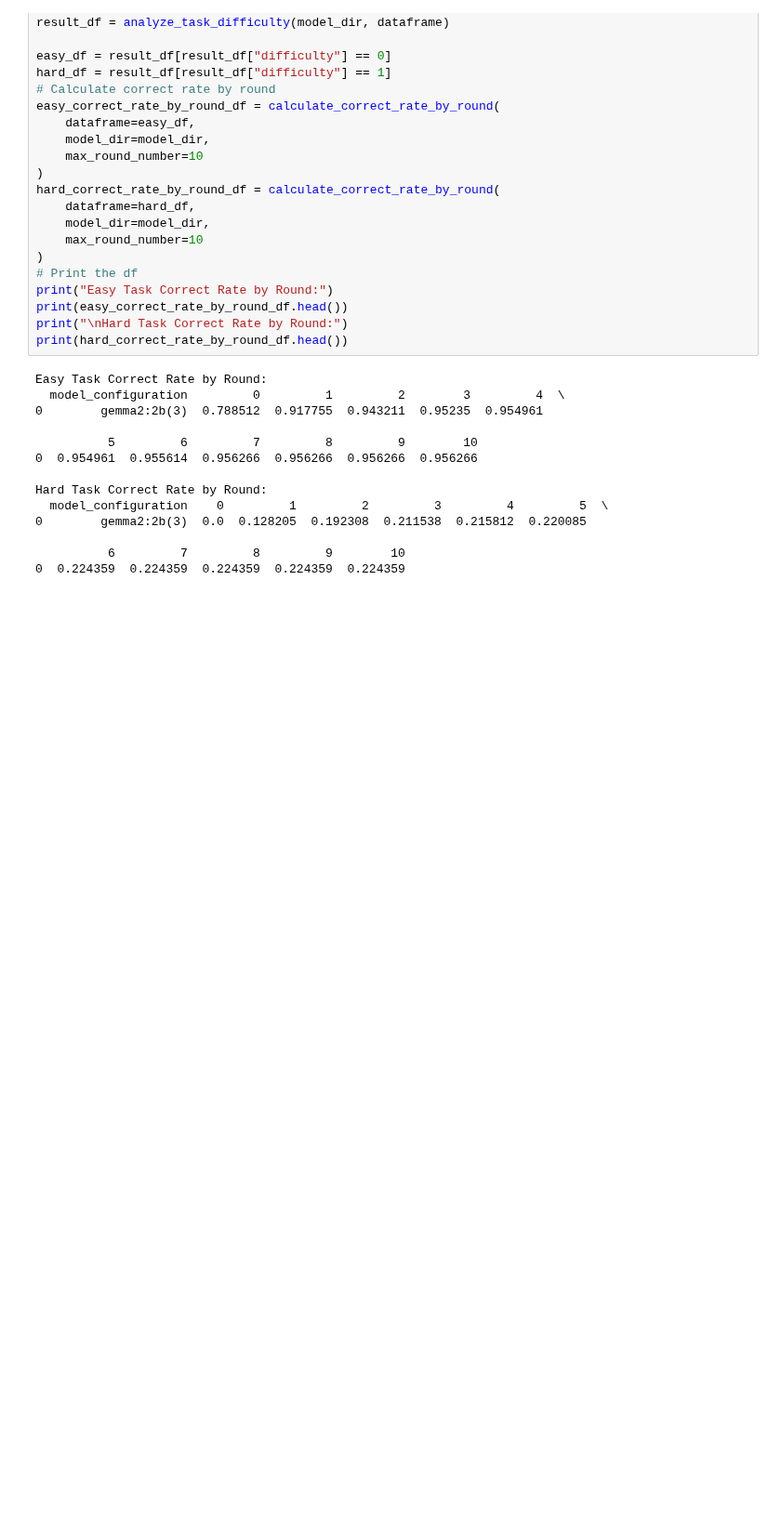
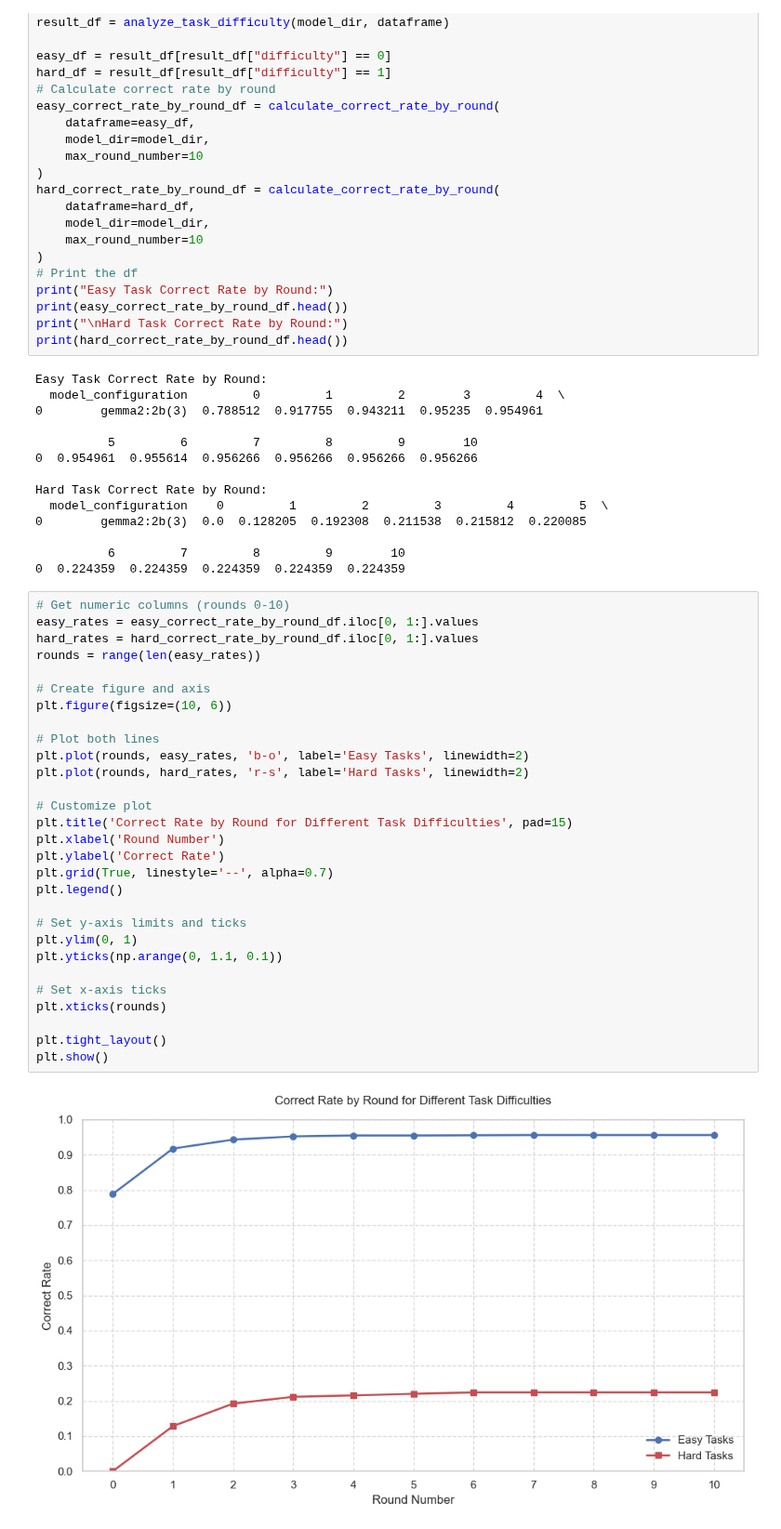
Before and after one commit to tyrionhuu/Multi-LLM-Debate, a Jupyter notebook: notebooks/correct_rate.ipynb, the cells around one changed output. Shown at 93% size. Saved outputs shown, nothing was run; the diff lists cells and outputs as text; blank space fills up the shorter version.

```diff
--- a/notebooks/correct_rate.ipynb
+++ b/notebooks/correct_rate.ipynb
@@ -51,3 +51,34 @@ Hard Task Correct Rate by Round:
 
           6         7         8         9        10
 0  0.224359  0.224359  0.224359  0.224359  0.224359
+# %%
+# Get numeric columns (rounds 0-10)
+easy_rates = easy_correct_rate_by_round_df.iloc[0, 1:].values
+hard_rates = hard_correct_rate_by_round_df.iloc[0, 1:].values
+rounds = range(len(easy_rates))
+
+# Create figure and axis
+plt.figure(figsize=(10, 6))
+
+# Plot both lines
+plt.plot(rounds, easy_rates, 'b-o', label='Easy Tasks', linewidth=2)
+plt.plot(rounds, hard_rates, 'r-s', label='Hard Tasks', linewidth=2)
+
+# Customize plot
+plt.title('Correct Rate by Round for Different Task Difficulties', pad=15)
+plt.xlabel('Round Number')
+plt.ylabel('Correct Rate')
+plt.grid(True, linestyle='--', alpha=0.7)
+plt.legend()
+
+# Set y-axis limits and ticks
+plt.ylim(0, 1)
+plt.yticks(np.arange(0, 1.1, 0.1))
+
+# Set x-axis ticks
+plt.xticks(rounds)
+
+plt.tight_layout()
+plt.show()
+# %% [output]
+[figure, added]
```
